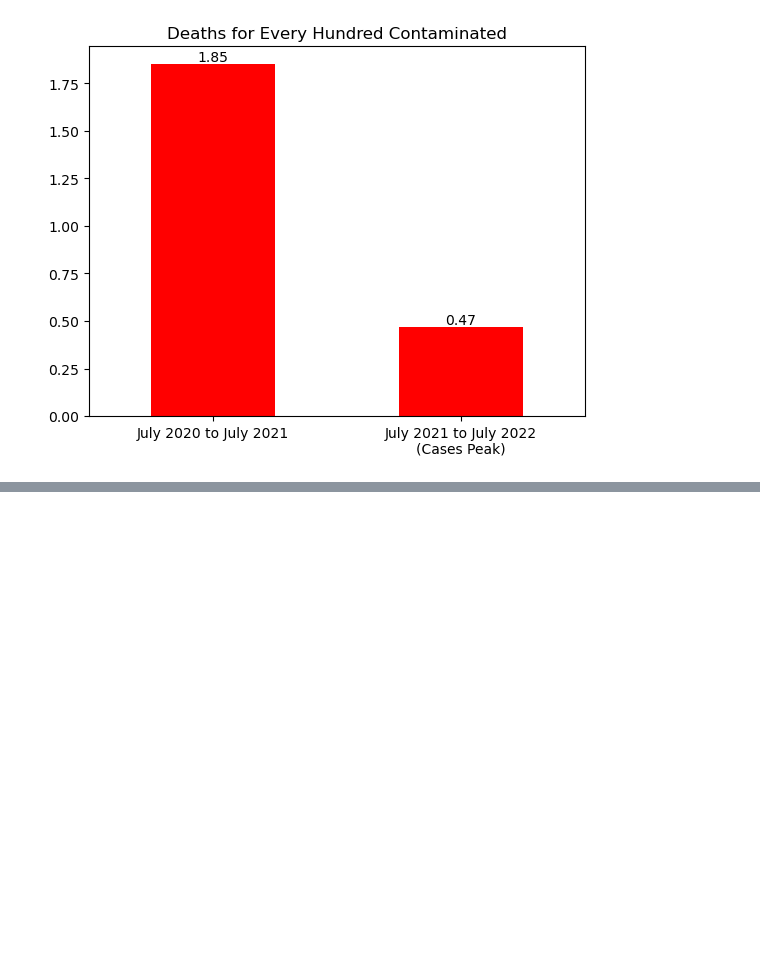
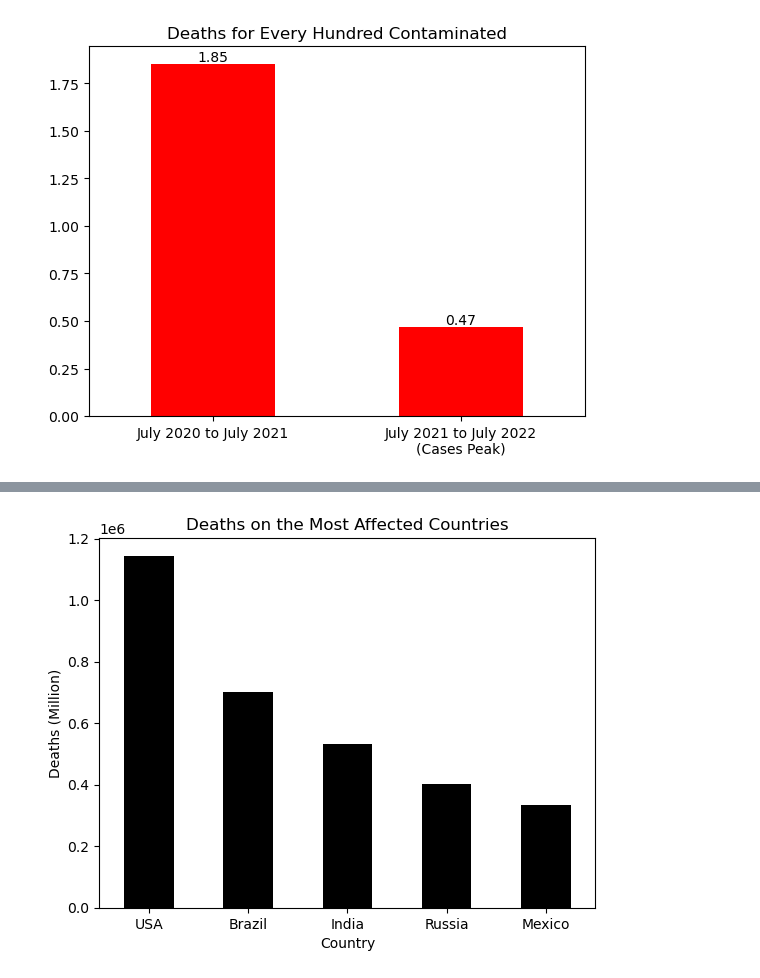
Before and after one commit to VictorioMaculan/pro-vaccine-statistics, a Jupyter notebook: Articles/english.ipynb, the cells around one changed output, grey strips where cells are left out. Cells and saved outputs as stored; diff of their text form; code cells hidden in the pictures; blank space fills up the shorter version.

```diff
--- a/Articles/english.ipynb
+++ b/Articles/english.ipynb
@@ -84,0 +90,6 @@ graph5 = total_deaths.plot.bar(title='Global Deaths', xlabel='WHO Region',
+# %%
+graph5 = most_aff_deaths.plot.bar(title='Deaths on the Most Affected Countries', color='black',
+                                  ylabel='Deaths (Million)')
+graph5.set_xticklabels(['USA', 'Brazil', 'India', 'Russia', 'Mexico'], rotation=360);
+# %% [output]
+[figure, added]
```
Also changed, not shown: parts of 9 cells of this notebook.
